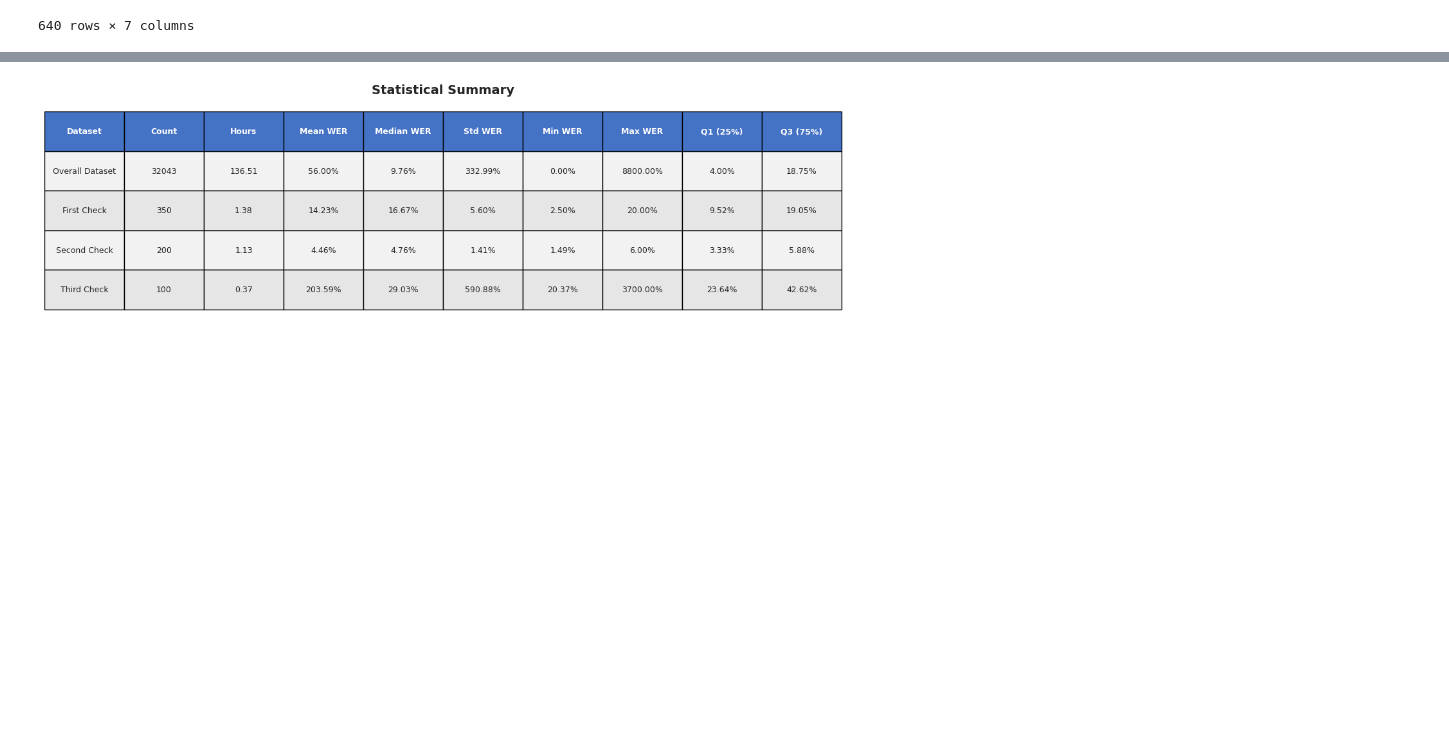
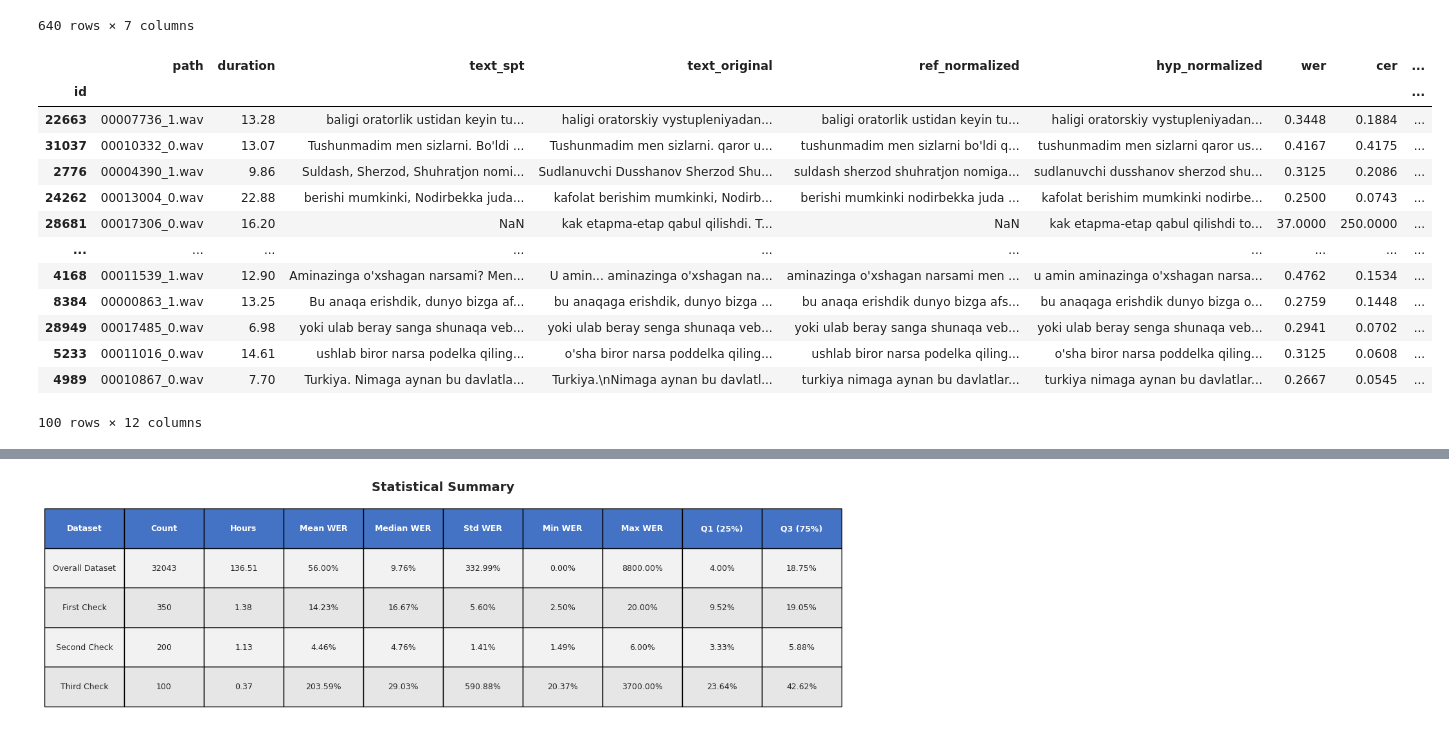
Before and after one commit to HaidarChaito/uzbek-automatic-speech-recognition, a Jupyter notebook: notebooks/2_news_dataset_preparation.ipynb, the cells around one changed output, grey strips where cells are left out. Cells and saved outputs as stored; diff of their text form; code cells hidden in the pictures; blank space fills up the shorter version.

Commit message:
Add News third manually checked set as test set

```diff
--- a/notebooks/2_news_dataset_preparation.ipynb
+++ b/notebooks/2_news_dataset_preparation.ipynb
@@ -1978,3 +1978,20 @@ Estimated WER of Gemini 2.5 Pro: 8.89%
 | 29 | saidjon bu borada mas'ul kotib te... | saidjon bu borada mas'ul kotib te... | 0.0 | 0.0 | 1.0 | 27 | 27 |
 | 616 | anuni olib tur menga qilib tur an... | anuni olib tur menga qilib tur an... | 0.0 | 0.0 | 1.0 | 26 | 26 |
 640 rows × 7 columns
+# %%
+third_check
+# %% [output]
+|  | path | duration | text_spt | text_original | ref_normalized | hyp_normalized | wer | cer | ... |
+| id |  |  |  |  |  |  |  |  | ... |
+| 22663 | 00007736_1.wav | 13.28 | baligi oratorlik ustidan keyin tu... | haligi oratorskiy vystupleniyadan... | baligi oratorlik ustidan keyin tu... | haligi oratorskiy vystupleniyadan... | 0.3448 | 0.1884 | ... |
+| 31037 | 00010332_0.wav | 13.07 | Tushunmadim men sizlarni. Bo'ldi ... | Tushunmadim men sizlarni. qaror u... | tushunmadim men sizlarni bo'ldi q... | tushunmadim men sizlarni qaror us... | 0.4167 | 0.4175 | ... |
+| 2776 | 00004390_1.wav | 9.86 | Suldash, Sherzod, Shuhratjon nomi... | Sudlanuvchi Dusshanov Sherzod Shu... | suldash sherzod shuhratjon nomiga... | sudlanuvchi dusshanov sherzod shu... | 0.3125 | 0.2086 | ... |
+| 24262 | 00013004_0.wav | 22.88 | berishi mumkinki, Nodirbekka juda... | kafolat berishim mumkinki, Nodirb... | berishi mumkinki nodirbekka juda ... | kafolat berishim mumkinki nodirbe... | 0.2500 | 0.0743 | ... |
+| 28681 | 00017306_0.wav | 16.20 | NaN | kak etapma-etap qabul qilishdi. T... | NaN | kak etapma-etap qabul qilishdi to... | 37.0000 | 250.0000 | ... |
+| ... | ... | ... | ... | ... | ... | ... | ... | ... | ... |
+| 4168 | 00011539_1.wav | 12.90 | Aminazinga o'xshagan narsami? Men... | U amin... aminazinga o'xshagan na... | aminazinga o'xshagan narsami men ... | u amin aminazinga o'xshagan narsa... | 0.4762 | 0.1534 | ... |
+| 8384 | 00000863_1.wav | 13.25 | Bu anaqa erishdik, dunyo bizga af... | bu anaqaga erishdik, dunyo bizga ... | bu anaqa erishdik dunyo bizga afs... | bu anaqaga erishdik dunyo bizga o... | 0.2759 | 0.1448 | ... |
+| 28949 | 00017485_0.wav | 6.98 | yoki ulab beray sanga shunaqa veb... | yoki ulab beray senga shunaqa veb... | yoki ulab beray sanga shunaqa veb... | yoki ulab beray senga shunaqa veb... | 0.2941 | 0.0702 | ... |
+| 5233 | 00011016_0.wav | 14.61 | ushlab biror narsa podelka qiling... | o'sha biror narsa poddelka qiling... | ushlab biror narsa podelka qiling... | o'sha biror narsa poddelka qiling... | 0.3125 | 0.0608 | ... |
+| 4989 | 00010867_0.wav | 7.70 | Turkiya. Nimaga aynan bu davlatla... | Turkiya.\nNimaga aynan bu davlatl... | turkiya nimaga aynan bu davlatlar... | turkiya nimaga aynan bu davlatlar... | 0.2667 | 0.0545 | ... |
+100 rows × 12 columns
```
Also changed, not shown: parts of 3 cells of this notebook, 2 other files.
